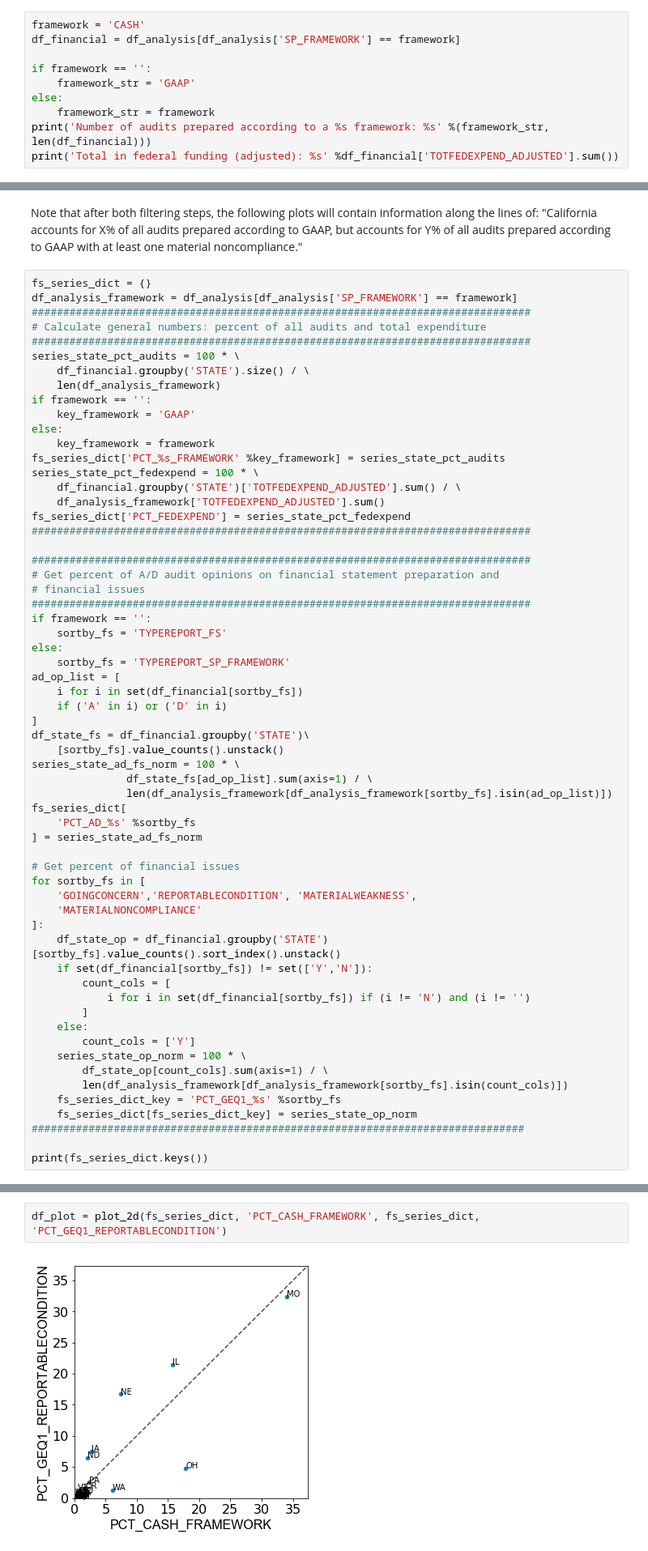
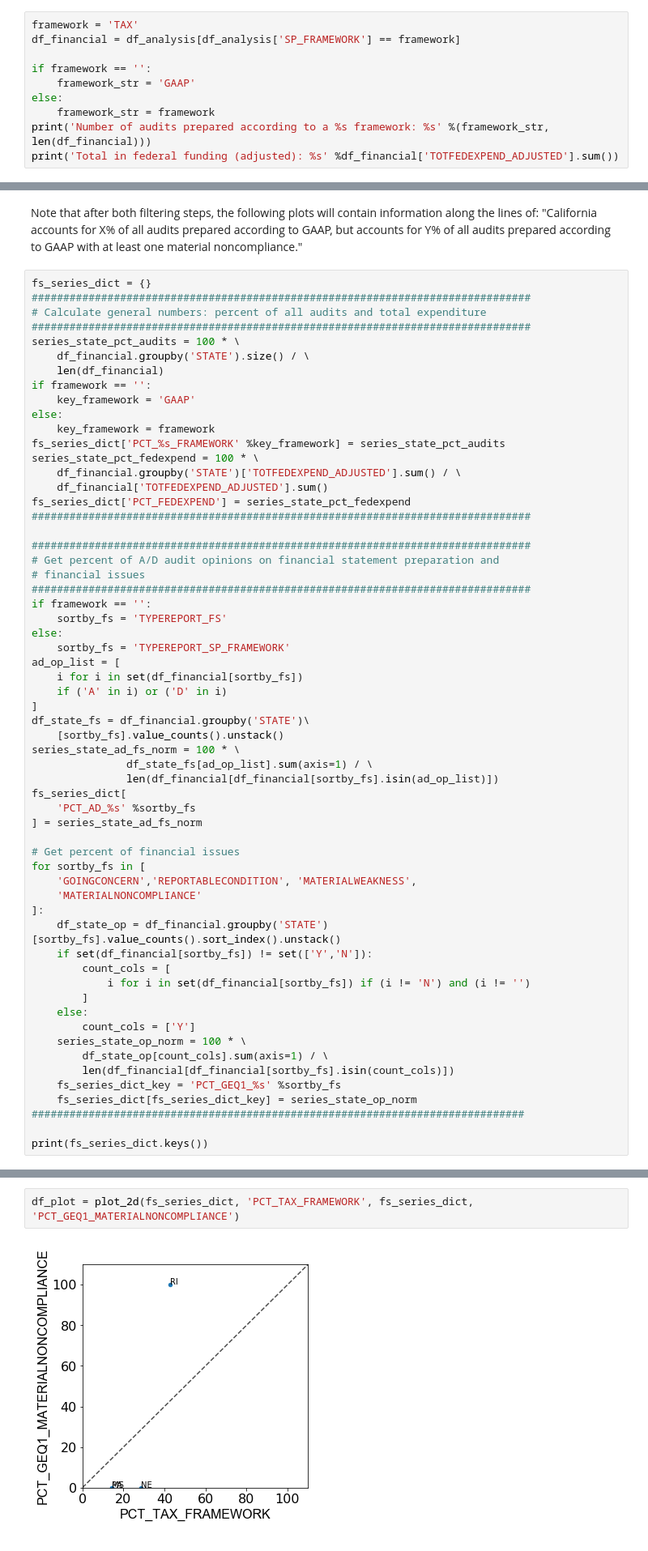
Before and after one commit to ihwang/fac, a Jupyter notebook: general_trends_states.ipynb, the cells around one changed output, grey strips where cells are left out. Shown at 81% size. Cells and saved outputs as stored; diff of their text form.

```diff
--- a/general_trends_states.ipynb
+++ b/general_trends_states.ipynb
@@ -95,7 +99,7 @@ set(df_analysis['SP_FRAMEWORK'])
 # %% [markdown]
 Filter data based on a particular basis of accounting framework
 # %%
-framework = 'CASH'
+framework = 'TAX'
 df_financial = df_analysis[df_analysis['SP_FRAMEWORK'] == framework]
 
 if framework == '':
@@ -120,13 +122,12 @@ Of the 1735 audits prepared according to a CASH framework, 136 were required to
 Note that after both filtering steps, the following plots will contain information along the lines of: "California accounts for X% of all audits prepared according to GAAP, but accounts for Y% of all audits prepared according to GAAP with at least one material noncompliance."
 # %%
 fs_series_dict = {}
-df_analysis_framework = df_analysis[df_analysis['SP_FRAMEWORK'] == framework]
 ###############################################################################
 # Calculate general numbers: percent of all audits and total expenditure
 ###############################################################################
 series_state_pct_audits = 100 * \
     df_financial.groupby('STATE').size() / \
-    len(df_analysis_framework)
+    len(df_financial)
 if framework == '':
     key_framework = 'GAAP'
 else:
@@ -134,7 +135,7 @@ else:
 fs_series_dict['PCT_%s_FRAMEWORK' %key_framework] = series_state_pct_audits
 series_state_pct_fedexpend = 100 * \
     df_financial.groupby('STATE')['TOTFEDEXPEND_ADJUSTED'].sum() / \
-    df_analysis_framework['TOTFEDEXPEND_ADJUSTED'].sum()
+    df_financial['TOTFEDEXPEND_ADJUSTED'].sum()
 fs_series_dict['PCT_FEDEXPEND'] = series_state_pct_fedexpend
 ###############################################################################
 
@@ -154,7 +155,7 @@ df_state_fs = df_financial.groupby('STATE')\
     [sortby_fs].value_counts().unstack()
 series_state_ad_fs_norm = 100 * \
                df_state_fs[ad_op_list].sum(axis=1) / \
-               len(df_analysis_framework[df_analysis_framework[sortby_fs].isin(ad_op_list)])
+               len(df_financial[df_financial[sortby_fs].isin(ad_op_list)])
 fs_series_dict[
     'PCT_AD_%s' %sortby_fs
 ] = series_state_ad_fs_norm
@@ -173,7 +174,7 @@ for sortby_fs in [
         count_cols = ['Y']
     series_state_op_norm = 100 * \
         df_state_op[count_cols].sum(axis=1) / \
-        len(df_analysis_framework[df_analysis_framework[sortby_fs].isin(count_cols)])
+        len(df_financial[df_financial[sortby_fs].isin(count_cols)])
     fs_series_dict_key = 'PCT_GEQ1_%s' %sortby_fs
     fs_series_dict[fs_series_dict_key] = series_state_op_norm
 ##############################################################################
@@ -188,4 +185,4 @@ df_sp_framework_plot = plot_2d(series_dict, 'PCT_ALL_AUDITS', fs_series_dict, 'P
 # %%
-df_plot = plot_2d(fs_series_dict, 'PCT_CASH_FRAMEWORK', fs_series_dict, 'PCT_GEQ1_REPORTABLECONDITION')
+df_plot = plot_2d(fs_series_dict, 'PCT_TAX_FRAMEWORK', fs_series_dict, 'PCT_GEQ1_MATERIALNONCOMPLIANCE')
 # %% [output]
-[figure, old version]
+[figure, new version]
```
Also changed, not shown: parts of 13 cells of this notebook.
